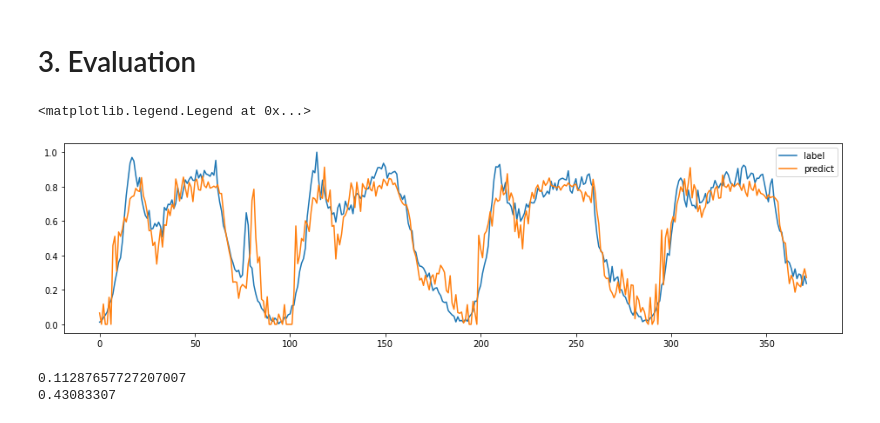
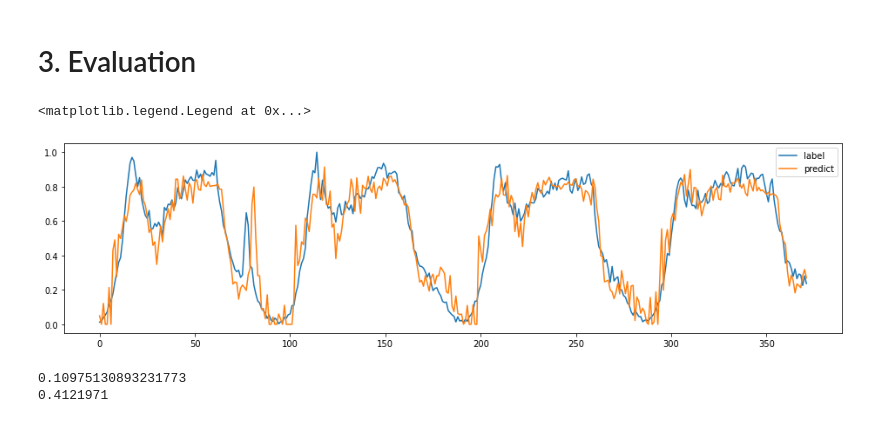
Before and after one commit to khzhang2/BDA_traffic, a Jupyter notebook: BDA_reg.ipynb, the cells around one changed output. Drawn from its saved outputs; the diff is of its cells as text; code cells hidden in the pictures.

```diff
--- a/BDA_reg.ipynb
+++ b/BDA_reg.ipynb
@@ -214,6 +214,7 @@ label_dim = min(Xs.shape[1], Xt.shape[1])
 hid_dim = 12
 layers = 1
 lamb = 3
+MU = 0.6
 
 hyper = {
     'inp_dim':inp_dim,
@@ -223,7 +224,8 @@ hyper = {
     'reduced_dim':reduced_dim,
     'hid_dim':hid_dim,
     'layers':layers,
-    'lamb':lamb}
+    'lamb':lamb,
+    'MU': MU,}
 hyper = pd.DataFrame(hyper, index=['Values'])
 # %%
 hyper
@@ -260,7 +262,7 @@ Yt_train_3d = []
 
 for i in range(Xs_3d.shape[2]):
     print('Starting det %i'%i)
-    bda = BDA(kernel_type='linear', dim=seq_len-reduced_dim, lamb=lamb, mu=0.6, gamma=1, T=5)  # T is iteration time
+    bda = BDA(kernel_type='linear', dim=seq_len-reduced_dim, lamb=lamb, mu=MU, gamma=1, T=5)  # T is iteration time
     Xs_new, Xt_new, A = bda.fit(
         Xs_3d[:, :, i], bda_utils.get_class(Ys_3d[:, :, i]), Xt_3d[:, :, i], bda_utils.get_class(Yt_3d[:, :, i])
     )  # input shape: ns, n_feature | ns, n_label_feature
@@ -369,13 +371,16 @@ torch.Size([372, 1, 1])
 # %%
 # build model
 device = torch.device("cuda" if torch.cuda.is_available() else "cpu")
-net = traff_net_reg(1, label_dim, seq_len-reduced_dim).to(device)
+net = traff_net_reg(inp_dim, label_dim, seq_len-reduced_dim).to(device)
 criterion = nn.MSELoss()
 #scheduler =  torch.optim.lr_scheduler.StepLR(optimizer, 0.7)
 train_loss_set = []
 val_loss_set = []
 
 det = 0  # which detector to visualize
+
+num_fold = len(next(iter(os.walk('./runs/')))[1])
+os.mkdir('./runs/run%i'%(num_fold+1))
 # %%
 optimizer = torch.optim.Adam(net.parameters())
 # %%
@@ -436,25 +485,30 @@ ax2.plot(val_loss_set)
 # %% [markdown]
 # 3. Evaluation
 # %%
-val_out = net(Xt_valid_3d)
+best_net = traff_net_reg(inp_dim, label_dim, seq_len-reduced_dim).to(device)
+best_net.load_state_dict(torch.load('./runs/run%i/best.pth'%(num_fold+1) ))
+
+val_out = best_net(Xt_valid_3d)
 g_t = Yt_valid_3d[:, 0, det].cpu().flatten().detach().numpy()
 pred = val_out.cpu().detach().numpy().flatten()
 pred_ = pred.copy()
 pred_[pred_<0] = 0
 
 plt.figure(figsize=[16,4])
 plt.plot(g_t, label='label')
 plt.plot(pred_, label='predict')
 plt.legend()
 # %% [output]
 <matplotlib.legend.Legend at 0x...>
-[figure, old version]
+[figure, new version]
 # %%
 # sklearn.metrics.accuracy_score(torch.argmax(val_out, dim=1).cpu(), bda_utils.get_class(Yt_valid_3d[:, 0, det]).cpu().flatten())
 
-
 print(bda_utils.nrmse_loss_func(pred, g_t, 0))
 print(bda_utils.mape_loss_func(pred, g_t, 0))
+
+bda_utils.save_np(pred_, './runs/run%i/bda_regression_pred_result.csv'%(num_fold+1))
+bda_utils.save_np(g_t, './runs/run%i/bda_regression_g_t.csv'%(num_fold+1))
 # %% [output]
-0.11287657727207007
-0.43083307
+0.10975130893231773
+0.4121971
```
Also changed, not shown: parts of 5 cells of this notebook.
